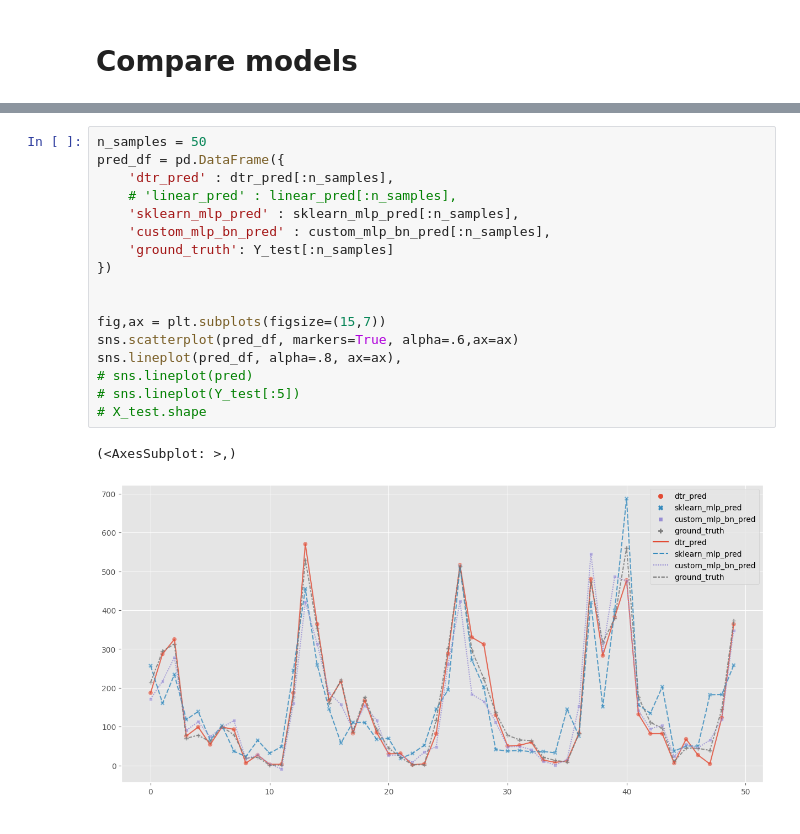
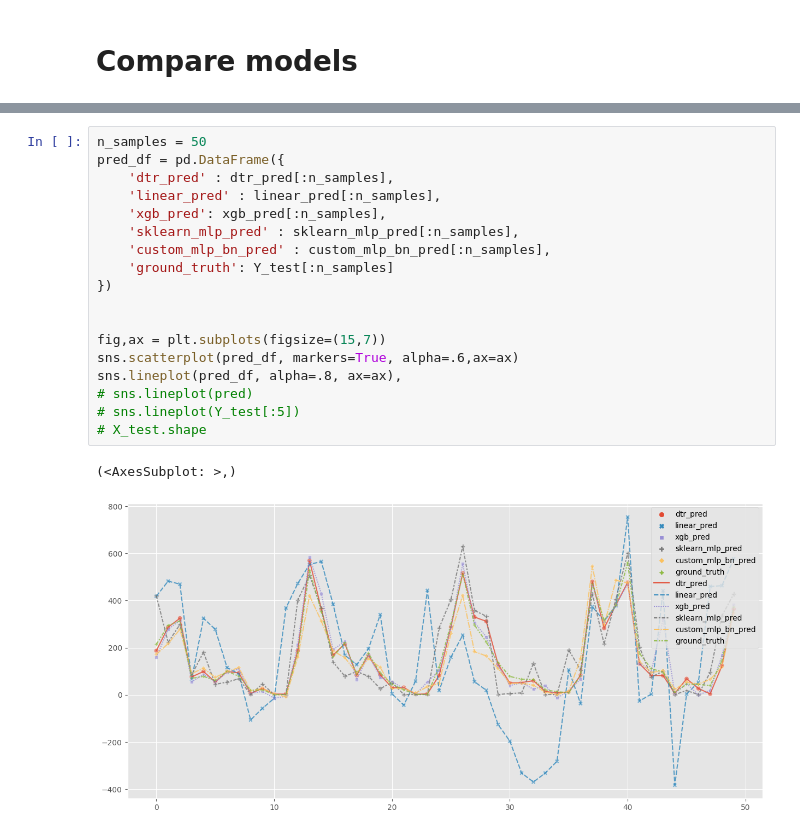
Before and after one commit to MarcelRosier/bdp_project, a Jupyter notebook: mental_health/suicide_models.ipynb, the cells around one changed output, grey strips where cells are left out. Cells and saved outputs as stored; diff of their text form.

Commit message:
- updated figures

```diff
--- a/mental_health/suicide_models.ipynb
+++ b/mental_health/suicide_models.ipynb
@@ -256,20 +245,21 @@ custom_mlp_bn_pred: 337.45758056640625
 # %%
 n_samples = 50
 pred_df = pd.DataFrame({
     'dtr_pred' : dtr_pred[:n_samples],
-    # 'linear_pred' : linear_pred[:n_samples],
+    'linear_pred' : linear_pred[:n_samples],
+    'xgb_pred': xgb_pred[:n_samples],
     'sklearn_mlp_pred' : sklearn_mlp_pred[:n_samples],
     'custom_mlp_bn_pred' : custom_mlp_bn_pred[:n_samples],
     'ground_truth': Y_test[:n_samples]
 })
 
 
 fig,ax = plt.subplots(figsize=(15,7))
 sns.scatterplot(pred_df, markers=True, alpha=.6,ax=ax)
 sns.lineplot(pred_df, alpha=.8, ax=ax),
 # sns.lineplot(pred)
 # sns.lineplot(Y_test[:5])
 # X_test.shape
 # %% [output]
 (<AxesSubplot: >,)
-[figure, old version]
+[figure, new version]
```
Also changed, not shown: parts of 3 cells of this notebook.
